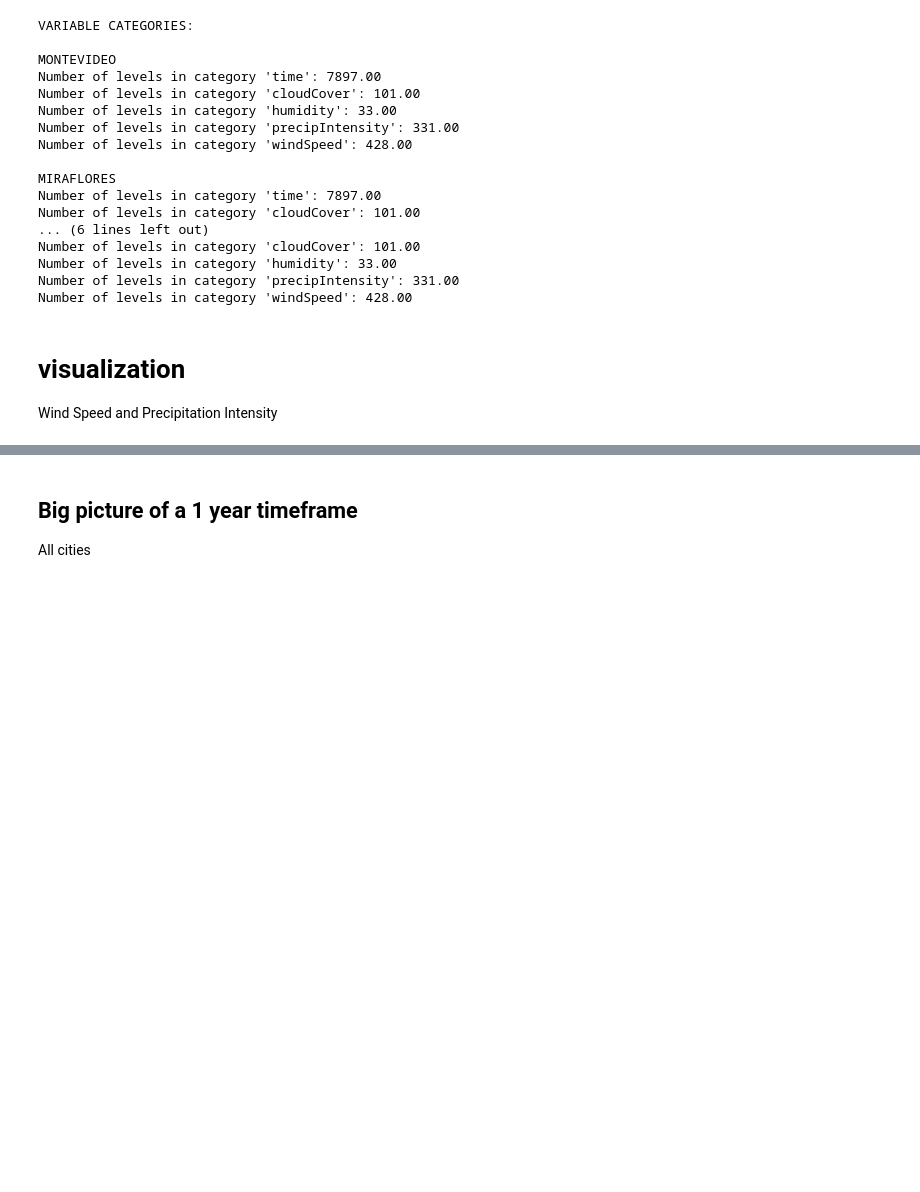
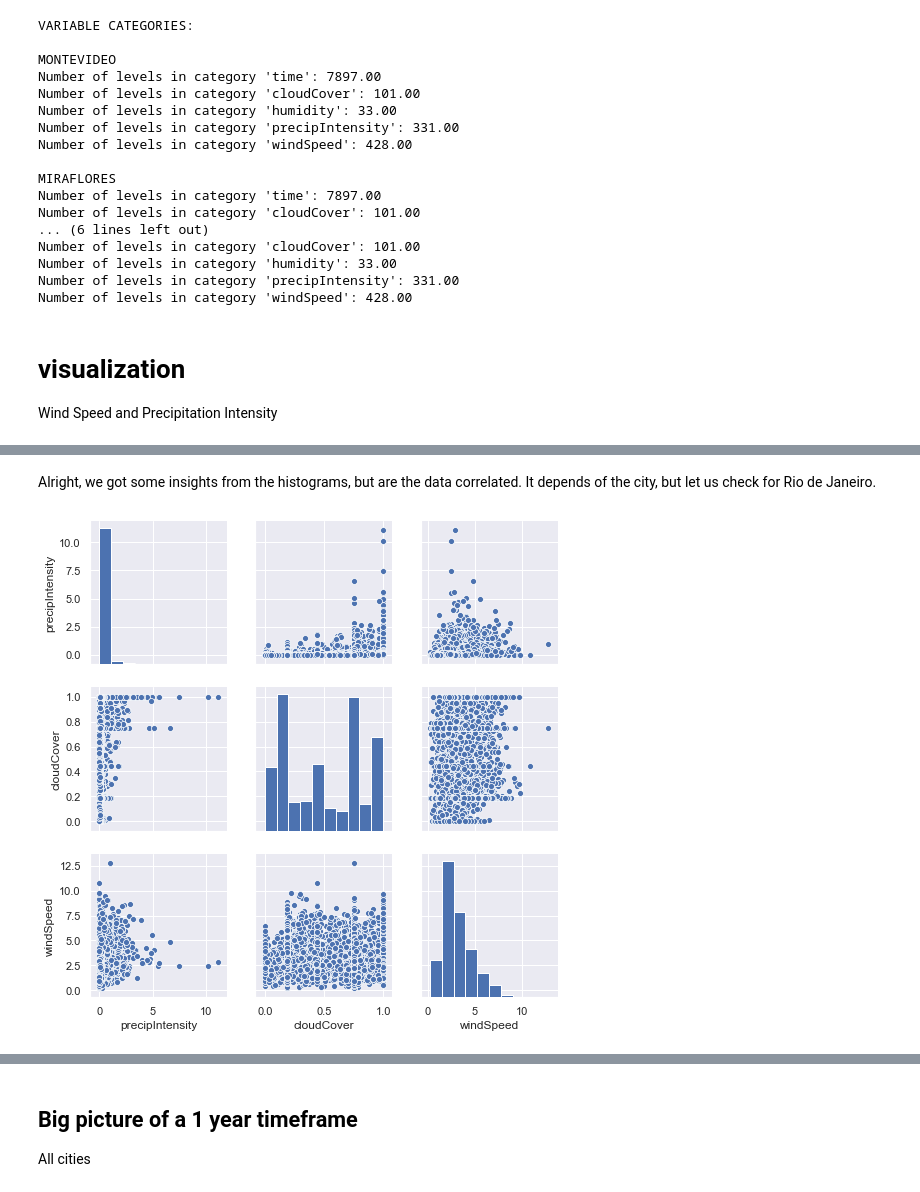
Before and after one commit to Marcelobbr/flood_traffic, a Jupyter notebook: notebooks/weather_exploratory_analysis.ipynb, the cells around one changed output, grey strips where cells are left out. Drawn from its saved outputs; the diff is of its cells as text; code cells hidden in the pictures; blank space fills up the shorter version.

```diff
--- a/notebooks/weather_exploratory_analysis.ipynb
+++ b/notebooks/weather_exploratory_analysis.ipynb
@@ -189,0 +177,10 @@ AttributeError: 'DataFrame' object has no attribute 'Speed'
+# %% [markdown]
+Alright, we got some insights from the histograms, but are the data correlated. It depends of the city, but let us check for Rio de Janeiro.
+# %%
+sns.set()
+cols = ['precipIntensity', 'cloudCover', 'windSpeed']
+sns.pairplot(df_rj[cols], size = 2.5)
+file = os.path.join(outputs,'pairplots_weather.png')
+plt.savefig(file)
+# %% [output]
+[figure, added]
```
Also changed, not shown: parts of 11 cells of this notebook, 6 other files.
